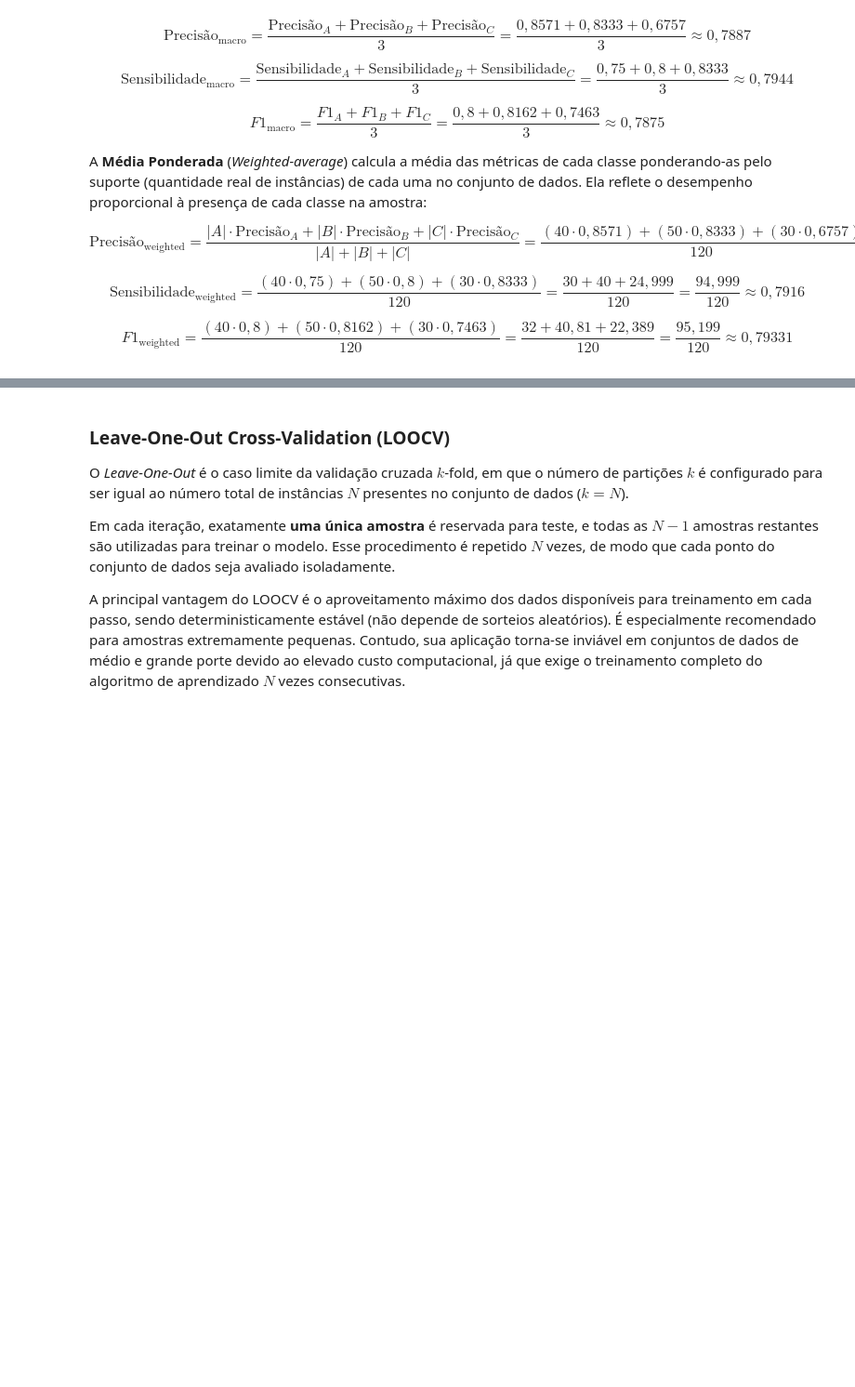
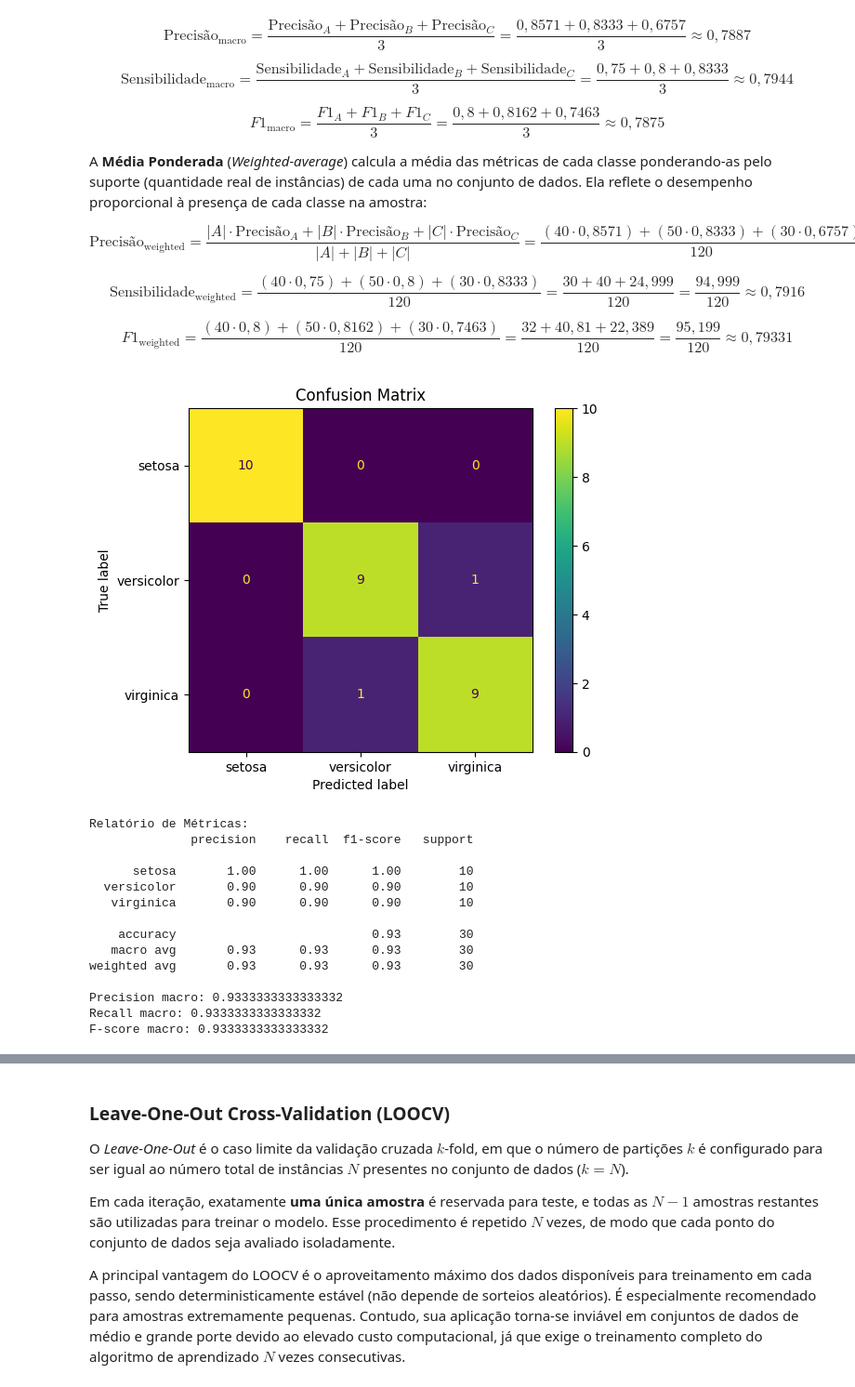
Before and after one commit to alexlimatds/esp_introducao_am, a Jupyter notebook: 06_avaliacao_de_modelos_de_classificacao.ipynb, the cells around one changed output, grey strips where cells are left out. Shown at 93% size. Saved outputs shown, nothing was run; the diff lists cells and outputs as text; code cells hidden in the pictures; blank space fills up the shorter version.

```diff
--- a/06_avaliacao_de_modelos_de_classificacao.ipynb
+++ b/06_avaliacao_de_modelos_de_classificacao.ipynb
@@ -180,3 +224,49 @@ $$F1_{\text{weighted}} = \frac{(40 \cdot 0{,}8) + (50 \cdot 0{,}8162) + (30 \cdo
+# %%
+# Treinando um classificador e gerando as métricas
+from sklearn.neighbors import KNeighborsClassifier
+from sklearn.metrics import confusion_matrix, ConfusionMatrixDisplay, classification_report, precision_recall_fscore_support
+import matplotlib.pyplot as plt
+
+knn_classifier = KNeighborsClassifier(n_neighbors=3)
+knn_classifier.fit(X_train, y_train)
+y_pred = knn_classifier.predict(X_val)
+
+# matriz de confusão
+conf_matrix = confusion_matrix(y_val, y_pred)
+cm_disp = ConfusionMatrixDisplay(
+    confusion_matrix=conf_matrix,
+    display_labels=iris.target_names
+)
+cm_disp.plot()
+plt.title('Confusion Matrix')
+plt.show()
+
+# relatório de métricas
+print('\nRelatório de Métricas:')
+report = classification_report(y_val, y_pred, target_names=iris.target_names)
+print(report)
+
+# computando as métricas
+p_macro, r_macro, f_macro, _ = precision_recall_fscore_support(y_val, y_pred, average='macro')
+print('Precision macro:', p_macro)
+print('Recall macro:', r_macro)
+print('F-score macro:', f_macro)
+# %% [output]
+[figure, added]
+Relatório de Métricas:
+              precision    recall  f1-score   support
+
+      setosa       1.00      1.00      1.00        10
+  versicolor       0.90      0.90      0.90        10
+   virginica       0.90      0.90      0.90        10
+
+    accuracy                           0.93        30
+   macro avg       0.93      0.93      0.93        30
+weighted avg       0.93      0.93      0.93        30
+
+Precision macro: 0.9333333333333332
+Recall macro: 0.9333333333333332
+F-score macro: 0.9333333333333332
 # %% [markdown]
 ## Formas de Amostragem de Dados
 
```
Also changed, not shown: parts of 6 cells of this notebook.
